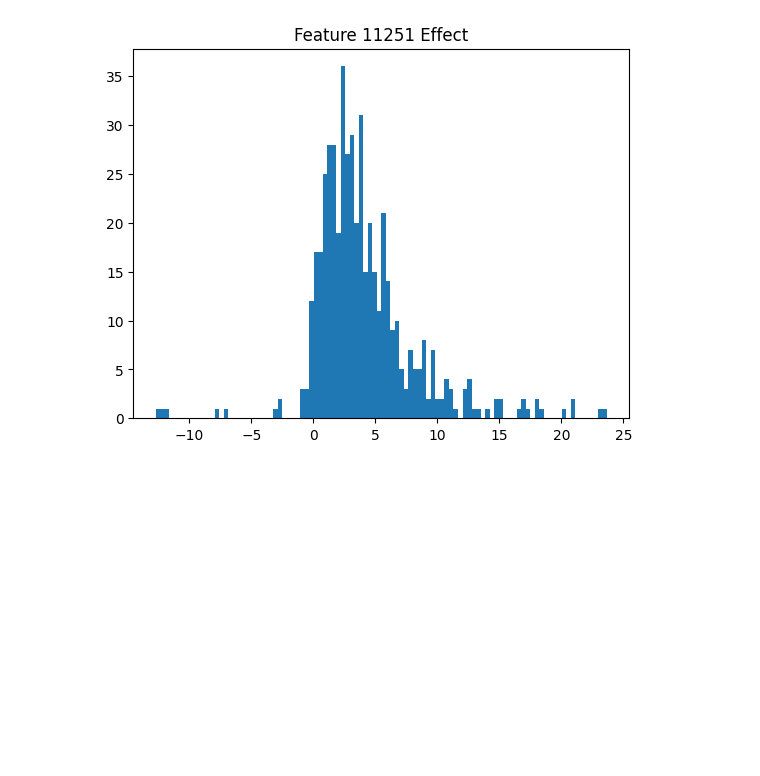
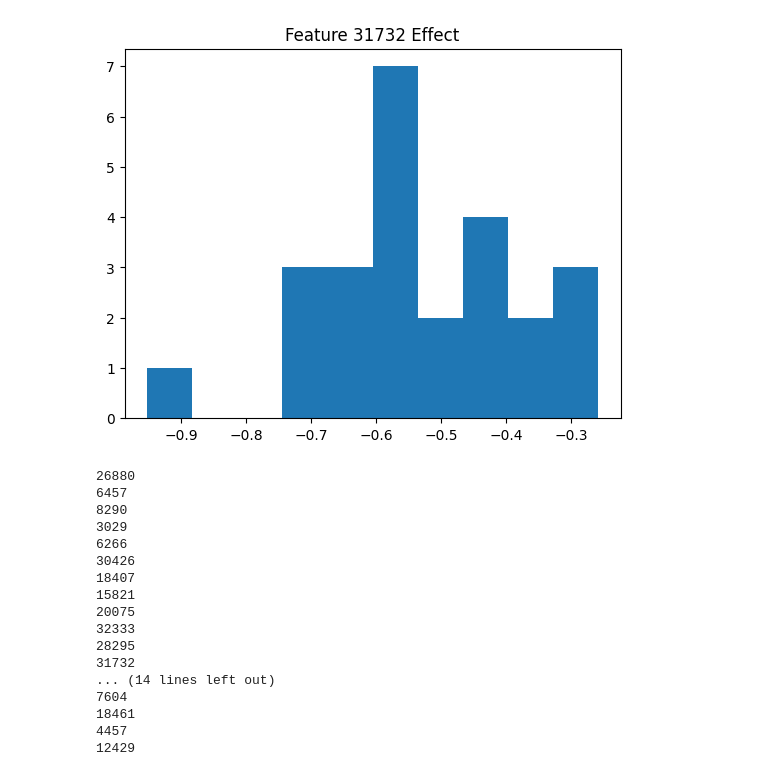
Before and after one commit to loganriggs/sae-rm, a Jupyter notebook: hh_feature_viewer.ipynb, the cells around one changed output. Cells and saved outputs as stored; diff of their text form; code cells hidden in the pictures; blank space fills up the shorter version.

```diff
--- a/hh_feature_viewer.ipynb
+++ b/hh_feature_viewer.ipynb
@@ -125,0 +95,5 @@ bot_hh_ind = bot_datapoint.indices.T
+# %%
+top_features = torch.load(f"{sae_file_dir}/top_true_logit_diffs_ind_tokens_{token_length_cutoff}.pt")
+top_reward_differences = torch.load(f"{sae_file_dir}/top_true_logit_diffs_tokens_{token_length_cutoff}.pt")
+bot_features = torch.load(f"{sae_file_dir}/bot_true_logit_diffs_ind_tokens_{token_length_cutoff}.pt")
+bot_reward_differences = torch.load(f"{sae_file_dir}/bot_true_logit_diffs_tokens_{token_length_cutoff}.pt")
@@ -126,28 +138,63 @@ bot_hh_ind = bot_datapoint.indices.T
 # %%
-N = 6
-pos_eff = True
+
 # plot this feature's histogram of activations, excluding a small threshold around 0
 import matplotlib.pyplot as plt
 
+num_display_datapoints = 6
+N = 11
+pos_eff = False
 if pos_eff:
-    feature = top_feature_ind[N]
-    # feature = 23586
-    feature_ind = all_effects[:,feature].topk(20).indices
+    tmp_reward_diff = top_reward_differences.clone()
+    tmp_reward_diff[tmp_reward_diff < -0.1] = -100000
+    # tmp_reward_diff[tmp_reward_diff < -1] = -100000
+    topk_feature_ind = tmp_reward_diff.sum(0).topk(30)
+    # topk_feature_ind = tmp_reward_diff.sum(0).topk(30)
+    all_feature_ind = top_features[topk_feature_ind.indices]
+    feature = all_feature_ind[N]
+    # feature = 18119
+    # feature_display = tmp_reward_diff[:, 64]
+    feature_display = tmp_reward_diff[:, topk_feature_ind.indices[N]]
+    feature_ind = all_effects[:,feature].topk(num_display_datapoints).indices
 else:
-    feature = bot_feature_ind[N]
-    feature_ind = all_effects[:,feature].topk(20, largest=False).indices
+    tmp_reward_diff = bot_reward_differences.clone()
+    tmp_reward_diff[tmp_reward_diff > 0.1] = 100000
+    # tmp_reward_diff[tmp_reward_diff > 1] = 100000
+    botk_feature_ind = tmp_reward_diff.sum(0).topk(30, largest=False)
+    all_feature_ind = bot_features[botk_feature_ind.indices]
+    feature = all_feature_ind[N]
+    feature_display = tmp_reward_diff[:, botk_feature_ind.indices[N]]
+    feature_ind = all_effects[:,feature].topk(num_display_datapoints, largest=False).indices
 feature_activations = all_effects[:, feature]
 
 # Plot the histogram
 # set the ones below threshold to 0
-threshold = 0.01
-feature_display = feature_activations[feature_activations.abs() > threshold]
-plt.hist(feature_display.tolist(), bins=100)
+# threshold = 0.01
+# feature_display = feature_activations[feature_activations.abs() > threshold]
+plt.hist(feature_display.tolist(), bins=10)
 plt.title(f"Feature {feature} Effect")
 # plt.yscale("log")
 plt.show()
+for f in all_feature_ind:
+    print(f.item())
 # %% [output]
-[figure, old version]
+[figure, new version]
+26880
+6457
+8290
+3029
+6266
+30426
+18407
+15821
+20075
+32333
+28295
+31732
+... (14 lines left out)
+7604
+18461
+4457
+12429
 # %%
 # feature_top_k = torch.load(f"{sae_file_dir}/each_nz_features_top_activating_datapoints.pt").int()
 # nz_feature_ind = torch.load(f"{sae_file_dir}/nz_feature_ind.pt")
```
Also changed, not shown: parts of 44 cells of this notebook, 2 other files.
